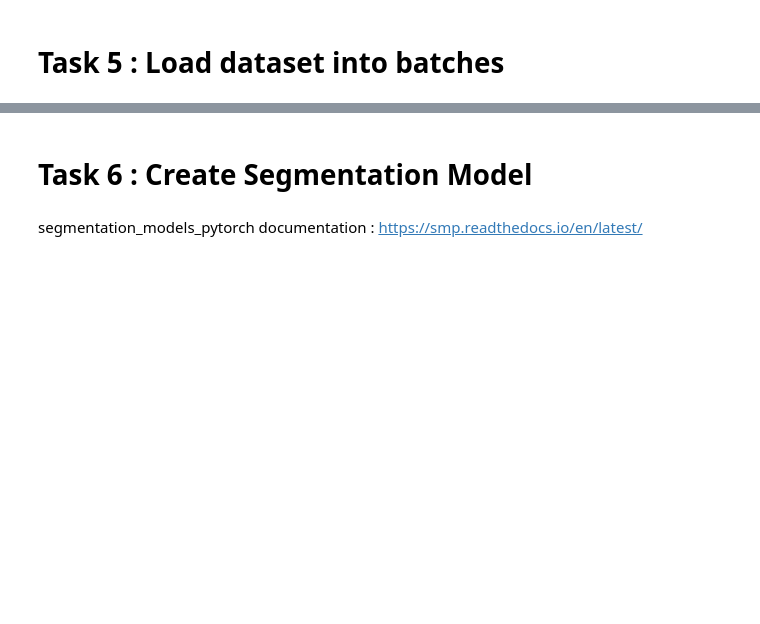
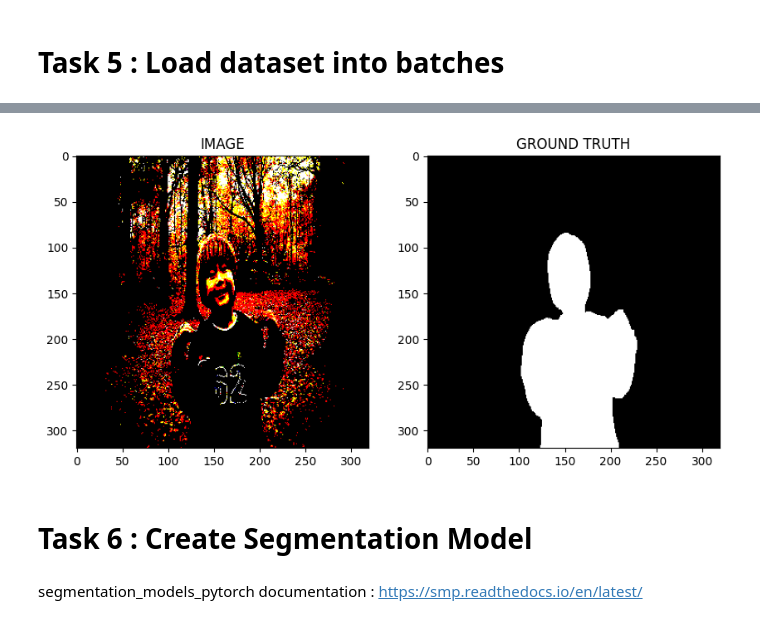
Before and after one commit to SIDIBEMoussa/Image-segmentation-using-U-Net_, a Jupyter notebook: Deep_Learning_with_PyTorch_ImageSegmentation.ipynb, the cells around one changed output, grey strips where cells are left out. Cells and saved outputs as stored; diff of their text form; code cells hidden in the pictures; blank space fills up the shorter version.

```diff
--- a/Deep_Learning_with_PyTorch_ImageSegmentation.ipynb
+++ b/Deep_Learning_with_PyTorch_ImageSegmentation.ipynb
@@ -176,3 +201,10 @@ Size of Validset : 58
+# %%
+idx = 21
+image, mask = trainset[idx]
+
+helper.show_image(image, mask)
+# %% [output]
+[figure, added]
 # %% [markdown]
 # Task 6 : Create Segmentation Model
 # %% [markdown]
```
Also changed, not shown: parts of 19 cells of this notebook.
